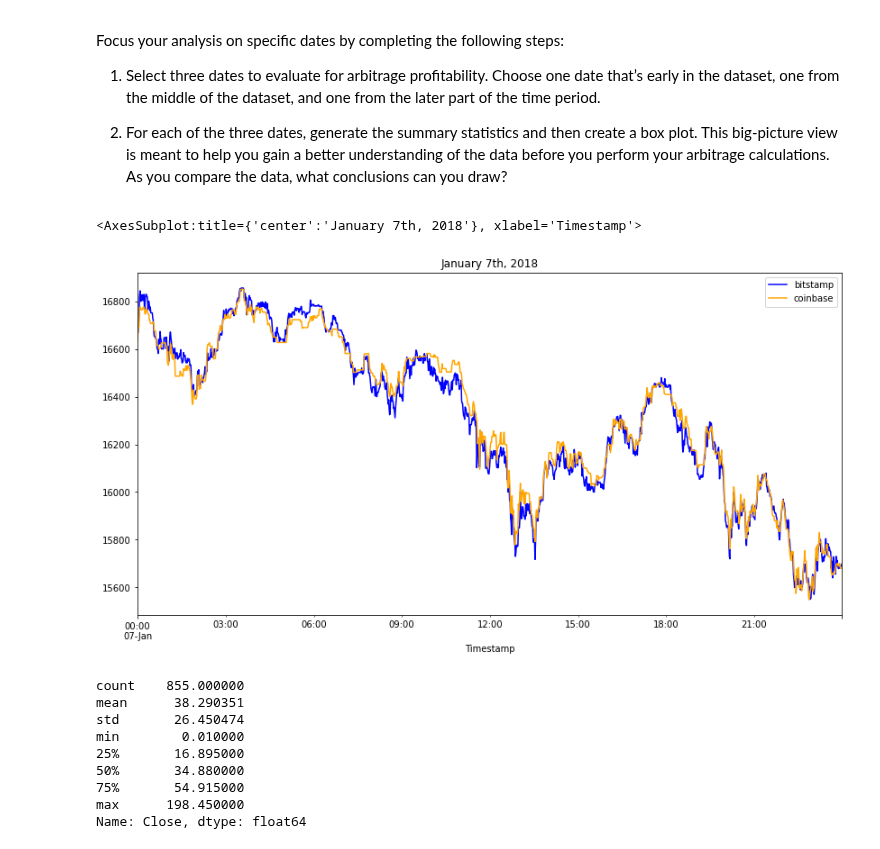
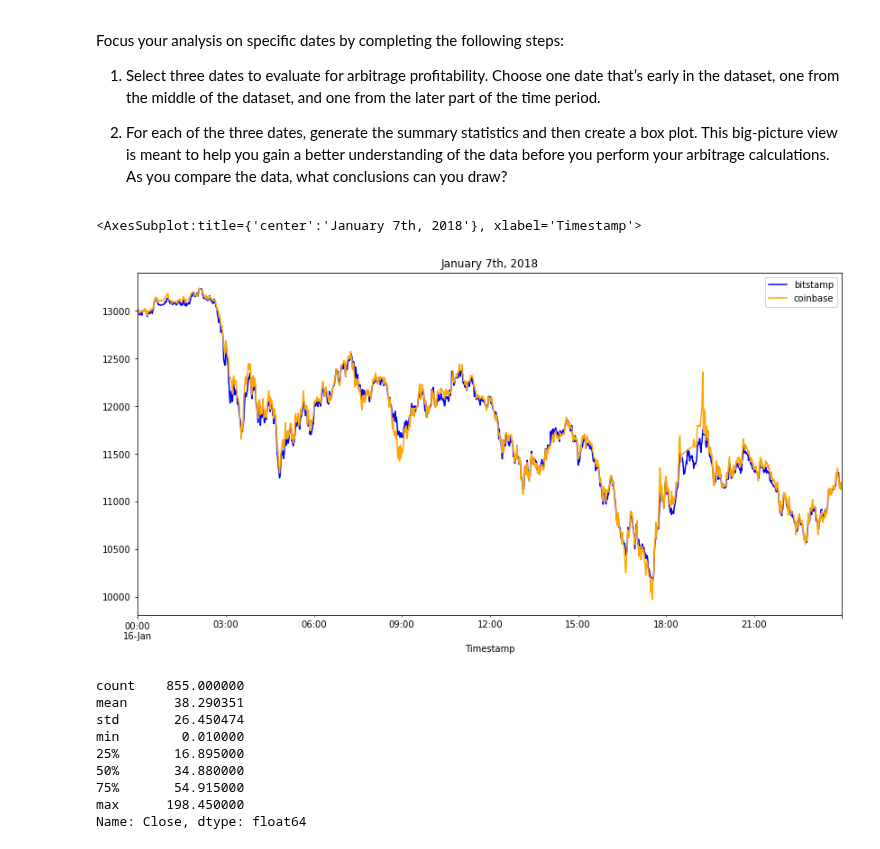
Before and after one commit to madut97/challenge3, a Jupyter notebook: crypto_arbitrage.ipynb, the cells around one changed output. Drawn from its saved outputs; the diff is of its cells as text; code cells hidden in the pictures.

```diff
--- a/crypto_arbitrage.ipynb
+++ b/crypto_arbitrage.ipynb
@@ -317,15 +320,15 @@ Focus your analysis on specific dates by completing the following steps:
 # %%
 # Create an overlay plot that visualizes the two dataframes over a period of one day early in the dataset.
 # Be sure that the plots include the parameters `legend`, `figsize`, `title`, `color` and `label`
 
-bit_early_date = bitstamp["Close"].loc['2018-01-07']
-coin_early_date = coinbase["Close"].loc['2018-01-07']
+bit_early_date = bitstamp["Close"].loc['2018-01-16']
+coin_early_date = coinbase["Close"].loc['2018-01-16']
 
-bit_early_date.plot(legend=True, figsize=(14,7), title = "January 7th, 2018", color="blue", label = "bitstamp")
-coin_early_date.plot(legend=True, figsize=(14,7), title = "January 7th, 2018", color="orange", label = "coinbase")
+bit_early_date.plot(legend=True, figsize=(14,7), title = "January 16th, 2018", color="blue", label = "bitstamp")
+coin_early_date.plot(legend=True, figsize=(14,7), title = "January 16th, 2018", color="orange", label = "coinbase")
 # %% [output]
 <AxesSubplot:title={'center':'January 7th, 2018'}, xlabel='Timestamp'>
-[figure, old version]
+[figure, new version]
 # %%
 # Using the early date that you have selected, calculate the arbitrage spread
 # by subtracting the bitstamp lower closing prices from the coinbase higher closing prices
```
Also changed, not shown: parts of 36 cells of this notebook, 7 other files.
